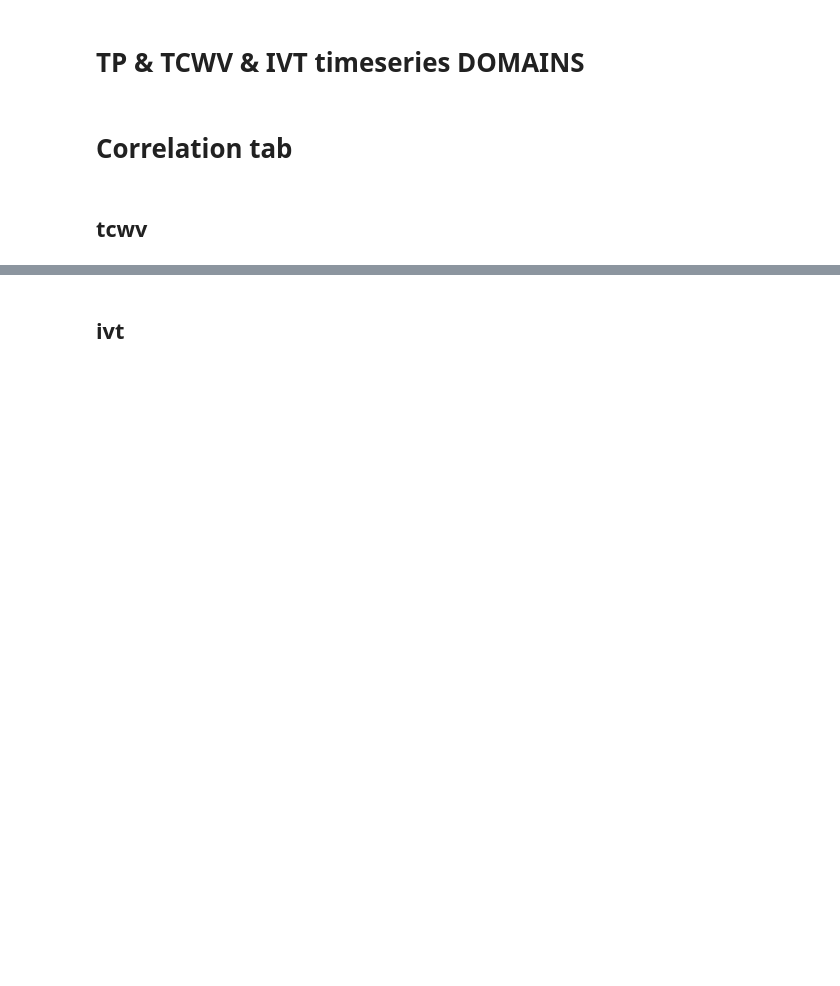
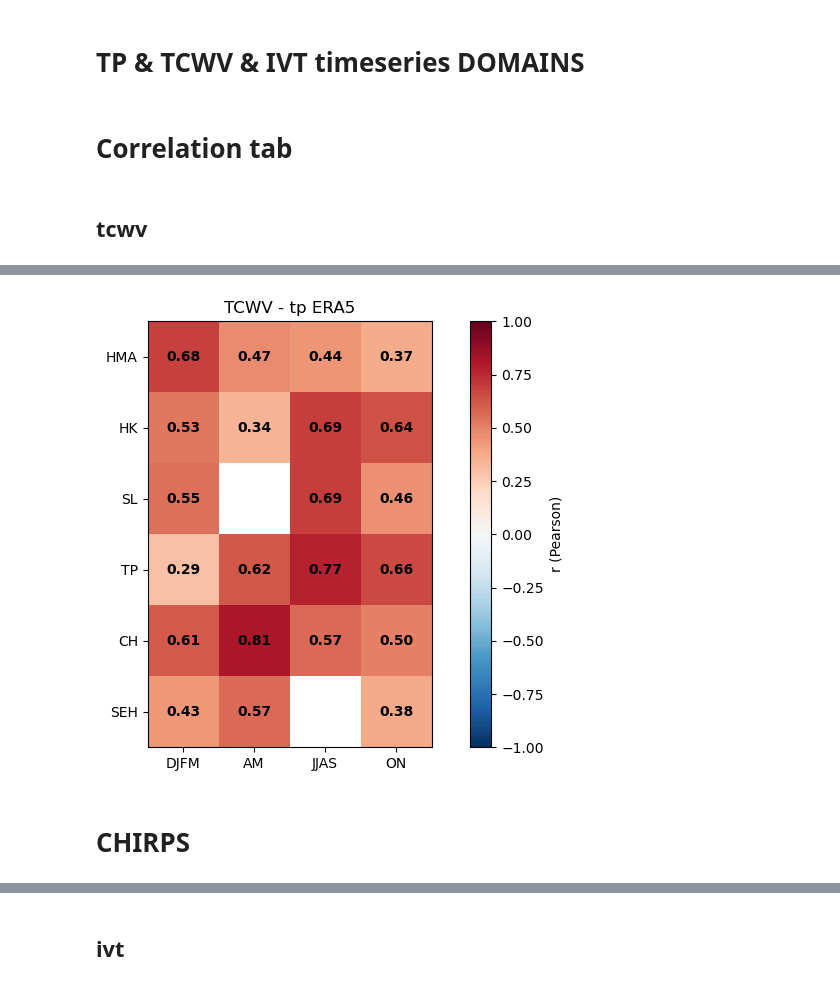
Before and after one commit to jeremy-brice/StageM2_IVT, a Jupyter notebook: correlation_tab_tcwv-ivt-tp_domains.ipynb, the cells around one changed output, grey strips where cells are left out. Cells and saved outputs as stored; diff of their text form; code cells hidden in the pictures; blank space fills up the shorter version.

```diff
--- a/correlation_tab_tcwv-ivt-tp_domains.ipynb
+++ b/correlation_tab_tcwv-ivt-tp_domains.ipynb
@@ -42,7 +43,7 @@ var_dict = {}
 
 path = '/bettik/PROJECTS/pr-regional-climate/bricej/results/timeseries/'
 
-for seson in seasons:
+for season in seasons:
     var_dict[season] = {}
     for var in variables:
         var_dict[season][var] = {}
@@ -54,0 +95,43 @@ for seson in seasons:
+# %%
+# récupérer tes tables
+corr = corr_table.copy()
+pval = pval_table.copy()
+
+# arrondir les corrélations
+corr = corr.round(2)
+
+# masquer les valeurs non significatives
+corr_masked = corr.copy()
+corr_masked[pval >= 0.05] = np.nan
+
+# plot
+fig, ax = plt.subplots(figsize=(8, 5))
+
+im = ax.imshow(corr_masked, cmap='RdBu_r', vmin=-1, vmax=1)
+cbar = fig.colorbar(im, ax=ax)
+cbar.set_label('r (Pearson)')
+
+# ticks
+ax.set_xticks(np.arange(len(corr.columns)))
+ax.set_yticks(np.arange(len(corr.index)))
+
+ax.set_xticklabels(corr.columns)
+ax.set_yticklabels(corr.index)
+
+# afficher les valeurs dans les cases
+for i in range(len(corr.index)):
+    for j in range(len(corr.columns)):
+        val = corr.iloc[i, j]
+        if not np.isnan(corr_masked.iloc[i, j]):
+            ax.text(j, i, f"{val:.2f}", ha='center', va='center', weight='bold')
+        else:
+            ax.text(j, i, "", ha='center', va='center')  # case blanche
+
+ax.set_title('TCWV - tp ERA5')
+
+plt.tight_layout()
+plt.show()
+# %% [output]
+[figure, added]
+# %% [markdown]
+# CHIRPS
```
Also changed, not shown: parts of 15 cells of this notebook, 1 other file.
